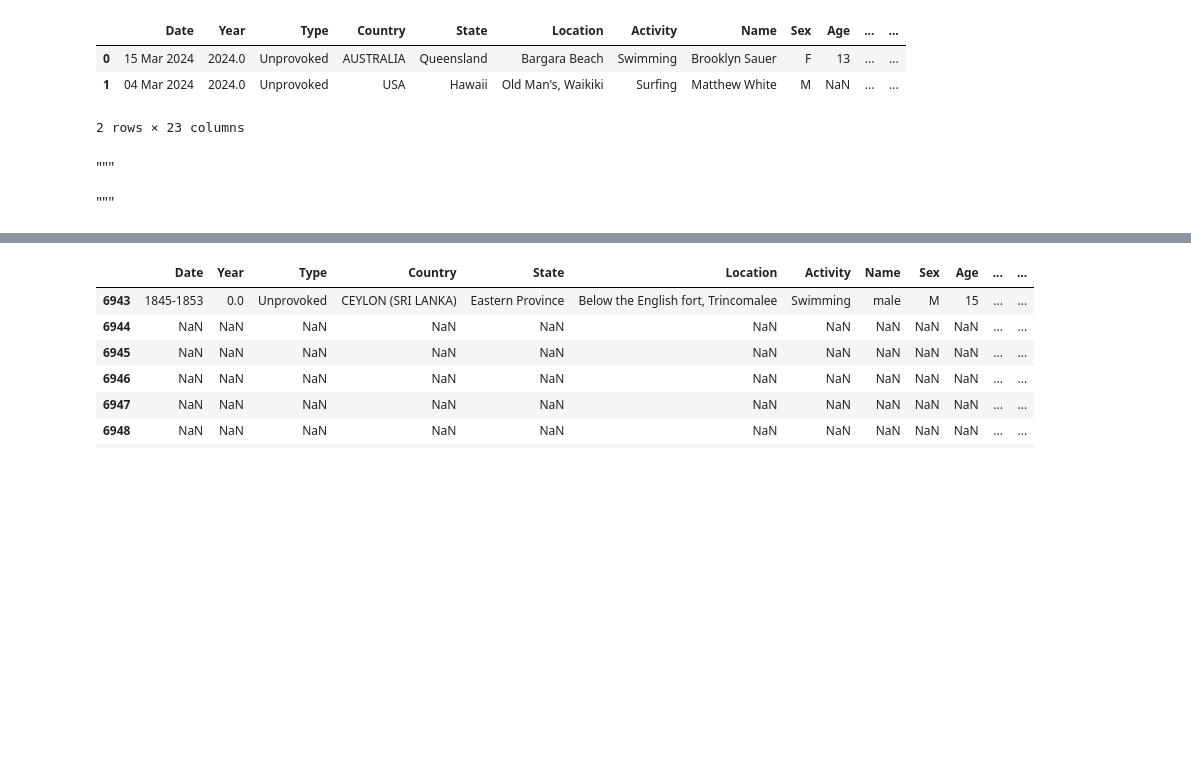
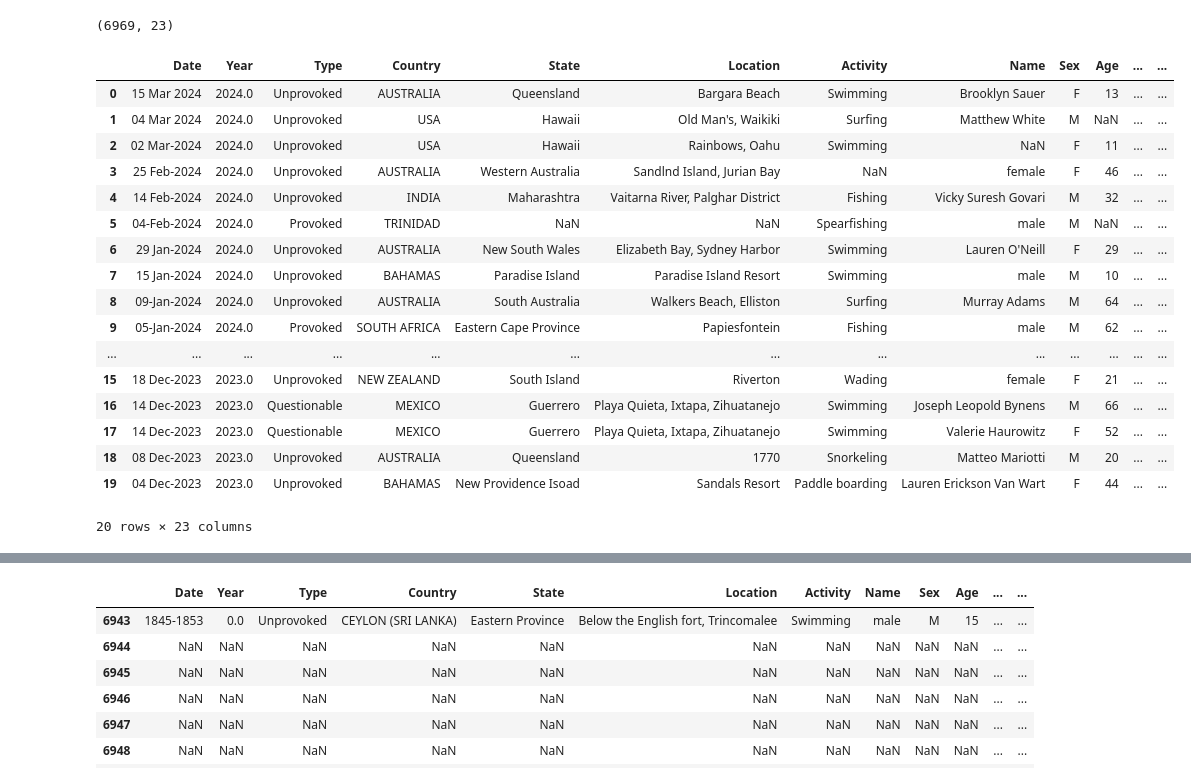
Before and after one commit to Paula0923/data-cleaning-pandas, a Jupyter notebook: first-steps_shark-data.ipynb, the cells around one changed output, grey strips where cells are left out. Cells and saved outputs as stored; diff of their text form; code cells hidden in the pictures; blank space fills up the shorter version.

```diff
--- a/first-steps_shark-data.ipynb
+++ b/first-steps_shark-data.ipynb
@@ -4,15 +4,29 @@ import pandas as pd
 # pip install xlrd
 # %%
 df = pd.read_excel(r"C:\Users\paula\01_Ironhack\projects\quest shark attacks\coral-reefs_shark-attack\GSAF5.xls")
+# %%
+df.shape
+# %% [output]
+(6969, 23)
 # %%
-df.head(2)
+df.head(20)
 # %% [output]
 |  | Date | Year | Type | Country | State | Location | Activity | Name | Sex | Age | ... | ... |
 | 0 | 15 Mar 2024 | 2024.0 | Unprovoked | AUSTRALIA | Queensland | Bargara Beach | Swimming | Brooklyn Sauer | F | 13 | ... | ... |
 | 1 | 04 Mar 2024 | 2024.0 | Unprovoked | USA | Hawaii | Old Man's, Waikiki | Surfing | Matthew White | M | NaN | ... | ... |
+| 2 | 02 Mar-2024 | 2024.0 | Unprovoked | USA | Hawaii | Rainbows, Oahu | Swimming | NaN | F | 11 | ... | ... |
+| 3 | 25 Feb-2024 | 2024.0 | Unprovoked | AUSTRALIA | Western Australia | Sandlnd Island, Jurian Bay | NaN | female | F | 46 | ... | ... |
+| 4 | 14 Feb-2024 | 2024.0 | Unprovoked | INDIA | Maharashtra | Vaitarna River, Palghar District | Fishing | Vicky Suresh Govari | M | 32 | ... | ... |
+| 5 | 04-Feb-2024 | 2024.0 | Provoked | TRINIDAD | NaN | NaN | Spearfishing | male | M | NaN | ... | ... |
+| 6 | 29 Jan-2024 | 2024.0 | Unprovoked | AUSTRALIA | New South Wales | Elizabeth Bay, Sydney Harbor | Swimming | Lauren O'Neill | F | 29 | ... | ... |
+| 7 | 15 Jan-2024 | 2024.0 | Unprovoked | BAHAMAS | Paradise Island | Paradise Island Resort | Swimming | male | M | 10 | ... | ... |
+| 8 | 09-Jan-2024 | 2024.0 | Unprovoked | AUSTRALIA | South Australia | Walkers Beach, Elliston | Surfing | Murray Adams | M | 64 | ... | ... |
+| 9 | 05-Jan-2024 | 2024.0 | Provoked | SOUTH AFRICA | Eastern Cape Province | Papiesfontein | Fishing | male | M | 62 | ... | ... |
+| ... | ... | ... | ... | ... | ... | ... | ... | ... | ... | ... | ... | ... |
+| 15 | 18 Dec-2023 | 2023.0 | Unprovoked | NEW ZEALAND | South Island | Riverton | Wading | female | F | 21 | ... | ... |
+| 16 | 14 Dec-2023 | 2023.0 | Questionable | MEXICO | Guerrero | Playa Quieta, Ixtapa, Zihuatanejo | Swimming | Joseph Leopold Bynens | M | 66 | ... | ... |
+| 17 | 14 Dec-2023 | 2023.0 | Questionable | MEXICO | Guerrero | Playa Quieta, Ixtapa, Zihuatanejo | Swimming | Valerie Haurowitz | F | 52 | ... | ... |
+| 18 | 08 Dec-2023 | 2023.0 | Unprovoked | AUSTRALIA | Queensland | 1770 | Snorkeling | Matteo Mariotti | M | 20 | ... | ... |
+| 19 | 04 Dec-2023 | 2023.0 | Unprovoked | BAHAMAS | New Providence Isoad | Sandals Resort | Paddle boarding | Lauren Erickson Van Wart | F | 44 | ... | ... |
-2 rows × 23 columns
+20 rows × 23 columns
-# %% [markdown]
-"""
-
-"""
 # %%
```
Also changed, not shown: parts of 15 cells of this notebook, 2 other files.
